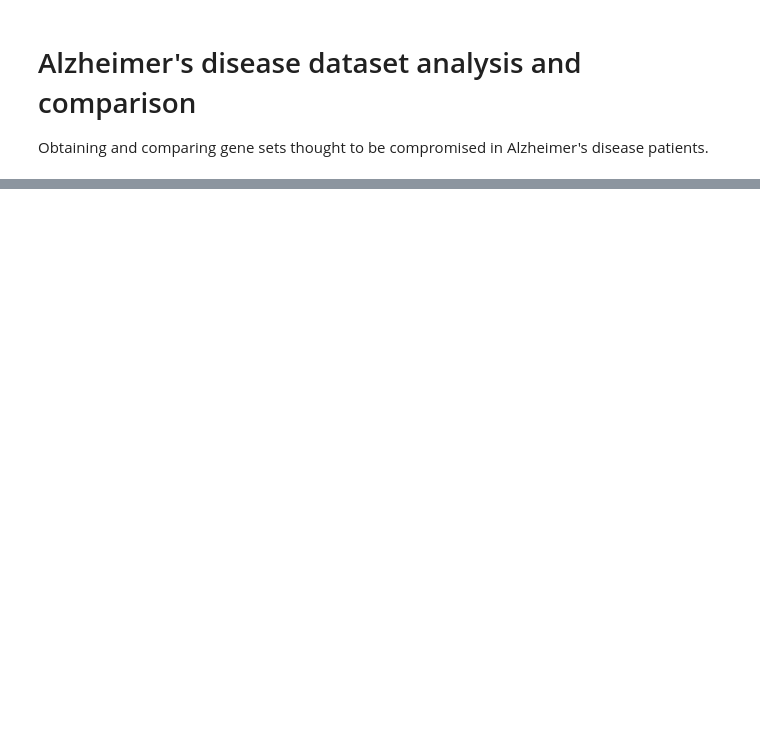
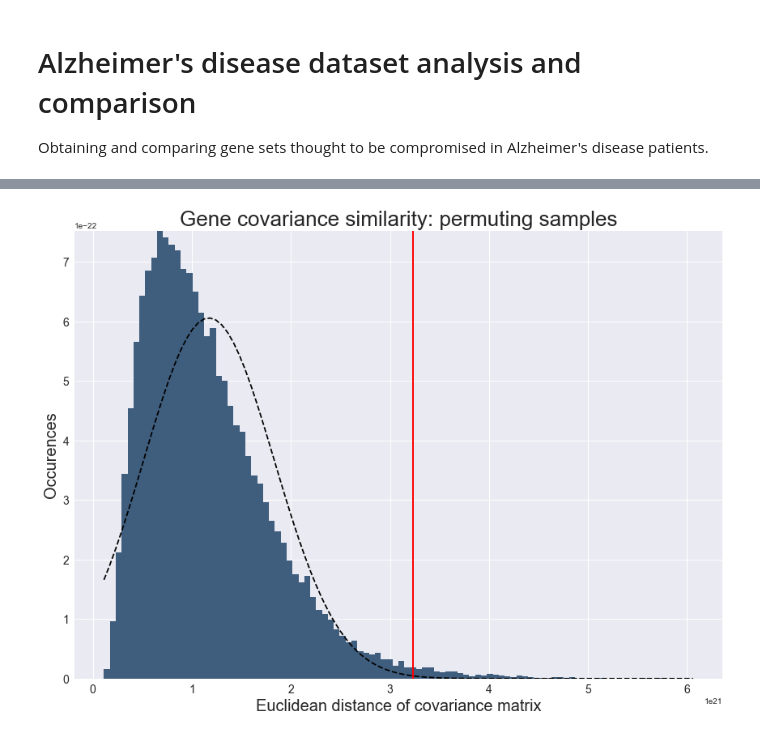
Before and after one commit to maalcantar/Neurological_disease_similarity, a Jupyter notebook: Alzheimer's dataset comparison.ipynb, the cells around one changed output, grey strips where cells are left out. Saved outputs shown, nothing was run; the diff lists cells and outputs as text; code cells hidden in the pictures; blank space fills up the shorter version.

```diff
--- a/Alzheimer's dataset comparison.ipynb
+++ b/Alzheimer's dataset comparison.ipynb
@@ -67,0 +81,12 @@ ADsamples_Banner_gene_intersec_df.shape
+# %%
+# Transposing data matrices and obtaining covariance matrix
+ADsamples_UPenn_gene_intersec_df_transpose = ADsamples_UPenn_gene_intersec_df.transpose()
+ADsamples_Banner_gene_intersec_df_transpose = ADsamples_Banner_gene_intersec_df.transpose()
+
+# calculating covariance matrix
+ADsamples_UPenn_gene_intersec_cov = np.cov(ADsamples_UPenn_gene_intersec_df_transpose)
+ADsamples_Banner_gene_intersec_cov = np.cov(ADsamples_Banner_gene_intersec_df_transpose)
+
+# making sure matrices are gene x gene
+print('Shape of gene x gene covariance matrix (UPenn): ',ADsamples_UPenn_gene_intersec_cov.shape)
+print('Shape of gene x gene covariance matrix (Banner): ',ADsamples_Banner_gene_intersec_cov.shape)
@@ -67,0 +96,5 @@ ADsamples_Banner_gene_intersec_df.shape
+# %%
+# Calculating Euclidean norm
+
+euclidean_norm_original = np.linalg.norm(ADsamples_UPenn_gene_intersec_cov - ADsamples_Banner_gene_intersec_cov)
+print('Euclidean norm of original data set: ',euclidean_norm_original)
@@ -67,0 +105,69 @@ ADsamples_Banner_gene_intersec_df.shape
+# %%
+# Shuffling samples and recalculating matrix similarities
+import seaborn as sns  # for nicer graphics
+
+# list where shuffled euclidean distances will be added
+euclidean_distances_shuffle_samples = []
+
+# loop that shuffles samples
+for index in range(0,50000):
+    # concatenating dataframes so we can randomly samples from whole pool
+    ADsamples_concat_frames_temp = [ADsamples_UPenn_gene_intersec_df, ADsamples_Banner_gene_intersec_df]
+    ADsamples_concat_df_temp = pd.concat(ADsamples_concat_frames_temp)
+
+    # shuffling samples -- 24 samples goes to first matrix; 225 goes to second matrix
+    ADsamples_permute_temp = ADsamples_concat_df_temp.sample(n = 249)
+    ADsamples_UPenn_permute_transpose_temp = ADsamples_permute_temp[0:24].transpose()
+    ADsamples_Banner_permute_transpose_temp = ADsamples_permute_temp[24:].transpose()
+
+    # calculating covariance matrices
+    ADsamples_Upenn_permute_cov_temp = np.cov(ADsamples_UPenn_permute_transpose_temp)
+    ADsamples_Banner_permute_cov_temp = np.cov(ADsamples_Banner_permute_transpose_temp)
+
+    # calculating euclidean distance
+    euclidean_norm_original_temp = np.linalg.norm(ADsamples_Upenn_permute_cov_temp - ADsamples_Banner_permute_cov_temp)
+    # placing calculated euclidean distance into list
+    euclidean_distances_shuffle_samples.append(euclidean_norm_original_temp)
+
+# placing value from non-permuted matrices into list
+original_value = euclidean_norm_original
+euclidean_distances_shuffle_samples.append(original_value)
+
+# plotting histogram
+num_bins = 50
+
+fig, ax = plt.subplots(figsize=(12, 9))
+ax.spines["top"].set_visible(False)
+ax.spines["right"].set_visible(False)
+
+ax.get_xaxis().tick_bottom()
+ax.get_yaxis().tick_left()
+
+plt.xticks(fontsize=14)
+plt.yticks(fontsize=14)
+
+plt.xlabel("Euclidean distance of covariance matrix", fontsize=20)
+plt.ylabel("Occurences", fontsize=20)
+
+plt.title('Gene covariance similarity: permuting samples', fontsize=26)
+
+
+# histogram of the data
+n, bins, patches = ax.hist(euclidean_distances_shuffle_samples, 100, density=1,color="#3F5D7D")
+
+# adding'best fit' line
+y = ((1 / (np.sqrt(2 * np.pi) * np.std(euclidean_distances_shuffle_samples))) *
+     np.exp(-0.5 * (1 / np.std(euclidean_distances_shuffle_samples) * (bins - np.mean(euclidean_distances_shuffle_samples)))**2))
+ax.plot(bins, y, '--',color = '#000000')
+
+# creating vertical line showing where original data lies on distribution
+plt.axvline(euclidean_norm_original, color='r', linestyle='-', linewidth=2)
+
+fig.tight_layout()
+plt.show()
+
+
+z_score = (euclidean_norm_original - np.mean(euclidean_distances_shuffle_samples)) / np.std(euclidean_distances_shuffle_samples)
+print('z-score for euclidean distance of non-permuted samples: ', z_score)
+# %% [output]
+[figure, added]
```
Also changed, not shown: parts of 13 cells of this notebook.
